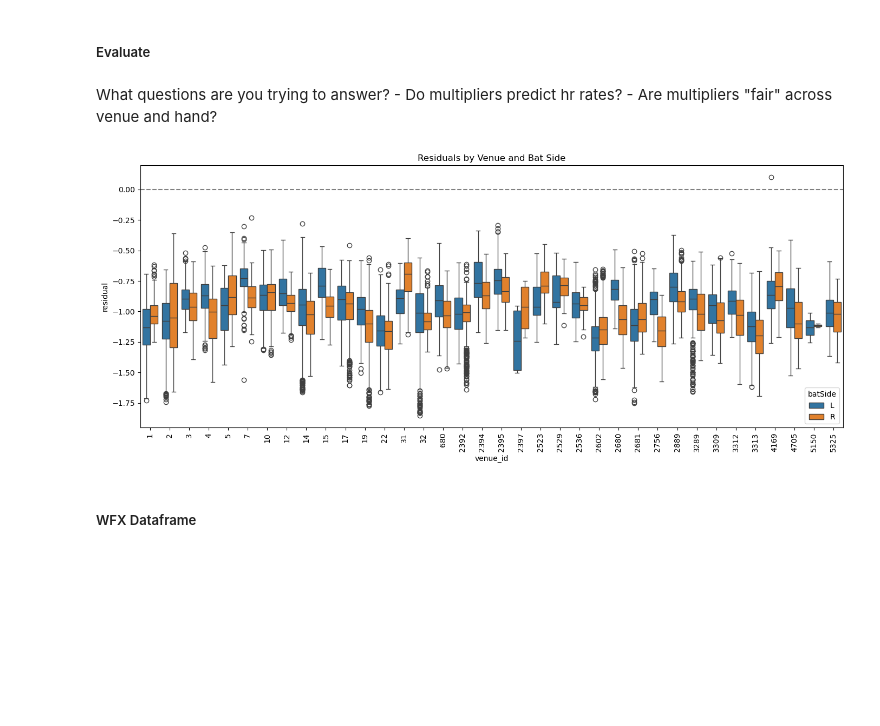
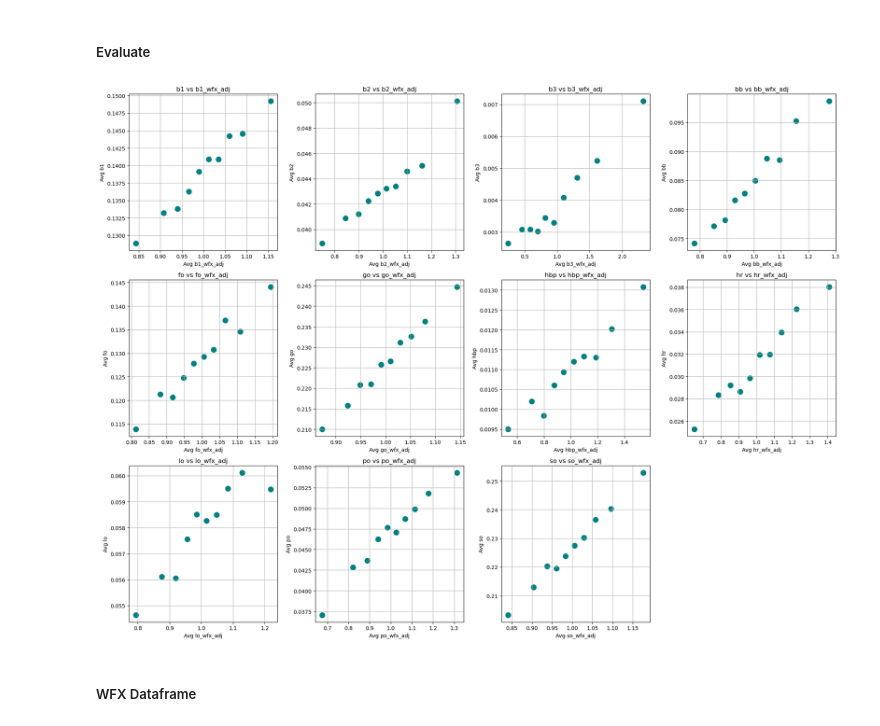
Before and after one commit to jamesgiles1993/Code, a Jupyter notebook: M01. Park and Weather Factors.ipynb, the cells around one changed output. Saved outputs shown, nothing was run; the diff lists cells and outputs as text; code cells hidden in the pictures; blank space fills up the shorter version.

```diff
--- a/M01. Park and Weather Factors.ipynb
+++ b/M01. Park and Weather Factors.ipynb
@@ -724,23 +715,44 @@ for event in events_list:
     prediction_df2[f'{event}_wfx_adj'] = prediction_df2[f'{event}_mean'] / prediction_df2[f'{event}_pred_batted_mean']
 # %% [markdown]
 ##### Evaluate
-# %% [markdown]
-What questions are you trying to answer?
-    - Do multipliers predict hr rates?
-    - Are multipliers "fair" across venue and hand?
-# %%
-prediction_df2['residual'] = prediction_df2['hr'] - prediction_df2['hr_wfx_adj']
-
-
-plt.figure(figsize=(14, 6))
-sns.boxplot(x='venue_id', y='residual', hue='batSide', data=prediction_df2)
-plt.axhline(0, color='gray', linestyle='--')
-plt.xticks(rotation=90)
-plt.title("Residuals by Venue and Bat Side")
-plt.tight_layout()
-plt.show()
-# %% [output]
-[figure, removed]
+# %%
+n_quantiles = 10
+
+# Determine grid size for subplots
+n_events = len(events_list)
+n_cols = math.ceil(n_events**0.5)
+n_rows = math.ceil(n_events / n_cols)
+
+fig, axes = plt.subplots(n_rows, n_cols, figsize=(5*n_cols, 5*n_rows))  # make each subplot square-ish
+axes = axes.flatten()
+
+for i, event in enumerate(events_list):
+    bucket_col = f'{event}_bucket'
+
+    # Create quantile bins for this event
+    prediction_df2[bucket_col] = pd.qcut(prediction_df2[f'{event}_wfx_adj'], q=n_quantiles, labels=False)
+
+    # Aggregate per bucket
+    bucket_avg = prediction_df2.groupby(bucket_col).agg({
+        f'{event}_wfx_adj': 'mean',
+        event: 'mean'
+    }).reset_index()
+
+    # Scatter plot
+    axes[i].scatter(bucket_avg[f'{event}_wfx_adj'], bucket_avg[event], s=100, color='teal')
+    axes[i].set_xlabel(f'Avg {event}_wfx_adj')
+    axes[i].set_ylabel(f'Avg {event}')
+    axes[i].set_title(f'{event} vs {event}_wfx_adj')
+    axes[i].grid(True)
+
+# Hide unused subplots
+for j in range(i+1, len(axes)):
+    axes[j].axis('off')
+
+plt.tight_layout()
+plt.show()
+# %% [output]
+[figure, added]
 # %% [markdown]
 ##### WFX Dataframe
 # %% [markdown]
```
Also changed, not shown: parts of 81 cells of this notebook, 15 other files.
